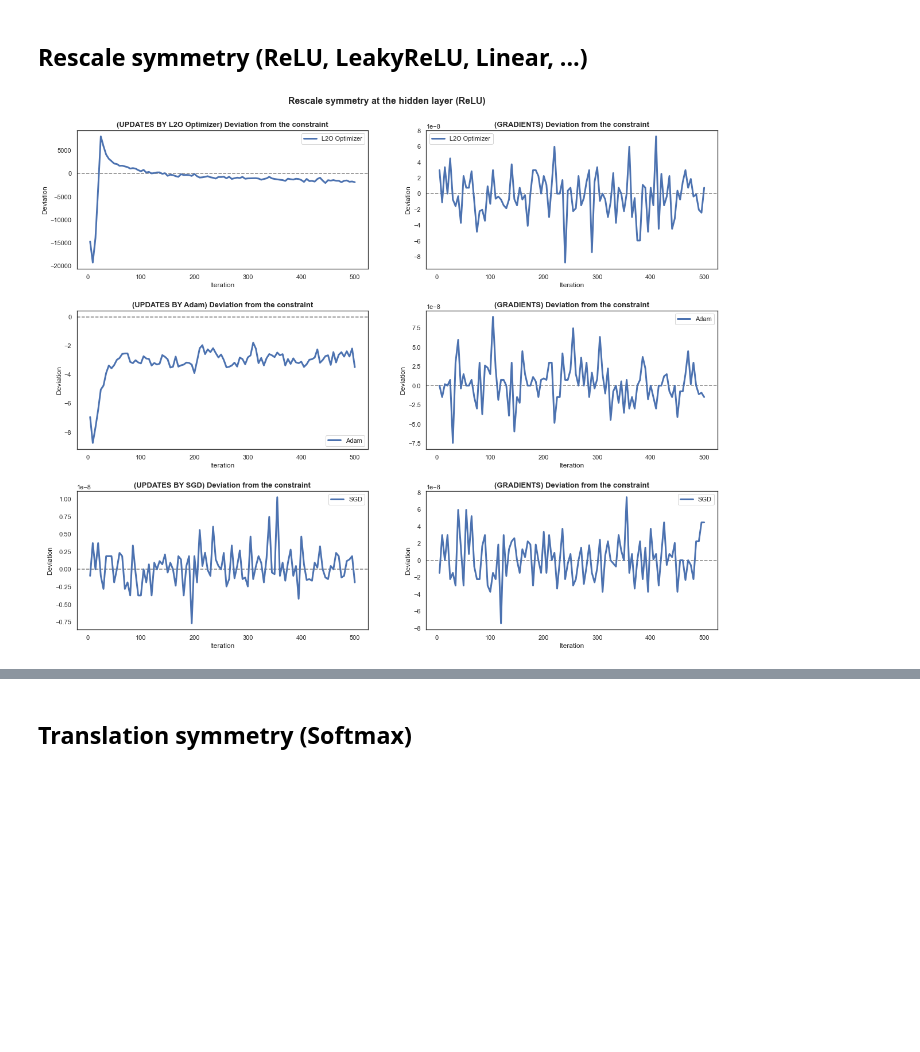
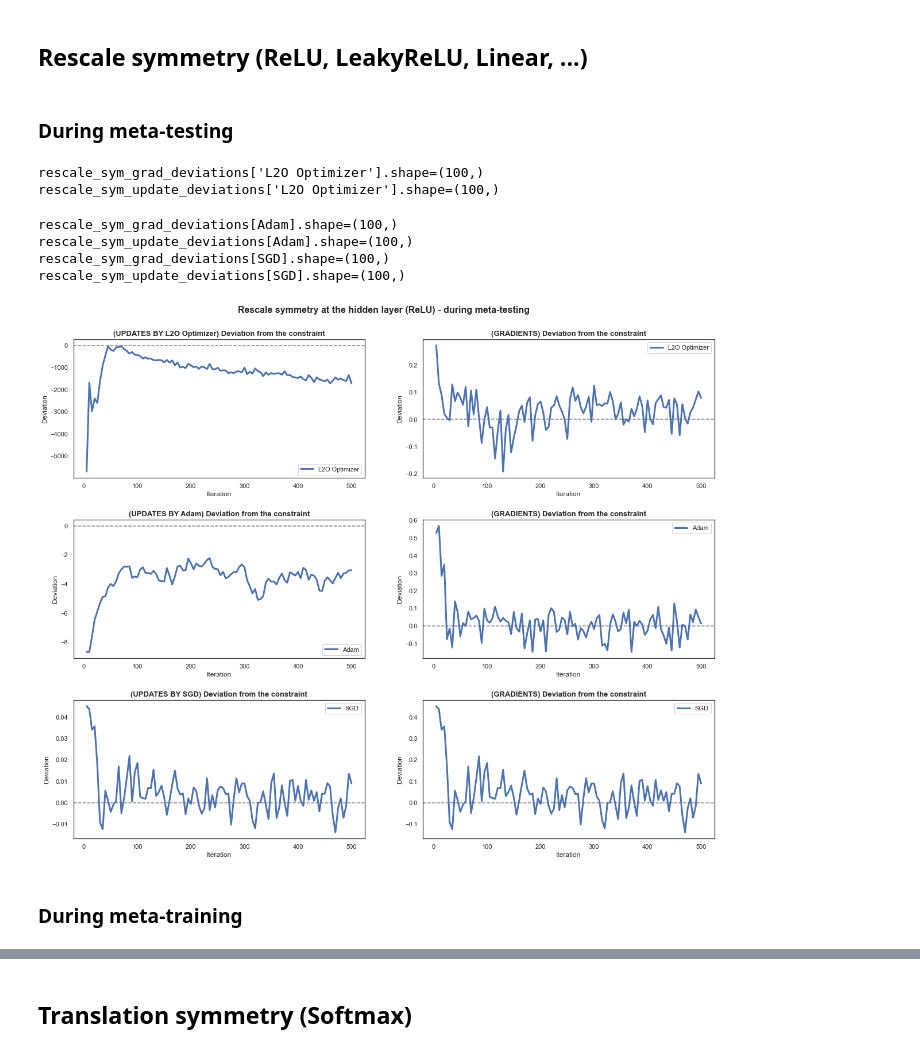
Before and after one commit to Johnny1188/learning-to-optimize, a Jupyter notebook: main.ipynb, the cells around one changed output, grey strips where cells are left out. Cells and saved outputs as stored; diff of their text form; code cells hidden in the pictures; blank space fills up the shorter version.

```diff
--- a/main.ipynb
+++ b/main.ipynb
@@ -30,10 +31,10 @@ sns.set(color_codes=True)
 sns.set_style("white")
 # %%
 TARGET_CLS = MNISTLoss
-OPTIMIZEE_CLS = MNISTRelu
-OPTIMIZEE_CONFIG = None
-# OPTIMIZEE_CLS = MNISTSimoidBatchNorm
-# OPTIMIZEE_CONFIG = {"affine": True, "track_running_stats": False}
+# OPTIMIZEE_CLS = MNISTRelu
+# OPTIMIZEE_CONFIG = None
+OPTIMIZEE_CLS = MNISTReluBatchNorm
+OPTIMIZEE_CONFIG = {"affine": True, "track_running_stats": False}
 OPTIMIZER_CLS = Optimizer
 OPTIMIZER_PREPROC = True
 N_ITERS = 500
@@ -44,9 +45,9 @@ CKPT_BASE_DIR = "./ckpt"
 CKPT_PREFIX = f"{TARGET_CLS.__name__}_{OPTIMIZEE_CLS.__name__}_{OPTIMIZER_CLS.__name__}_"
 
 # Only for L2O model training
-N_EPOCHS = 10
+N_EPOCHS = 75
 N_OPTIM_RUNS_PER_EPOCH = 20
-TRAINING_N_ITERS = 100
+TRAINING_N_ITERS = 200
 OPTIMIZER_LR = 0.01
 UNROLL = 20
 # %%
@@ -78,7 +77,7 @@ fit_opter_args = dict(
     preproc=OPTIMIZER_PREPROC,
     ckpt_iter_freq=CKPT_ITER_FREQ,
     ckpt_prefix=f"{TARGET_CLS.__name__}_{OPTIMIZEE_CLS.__name__}_{Optimizer.__name__}_",
-    ckpt_dir=os.path.join(CKPT_BASE_DIR, "l2o_optimizer_batch_norm.pt"),
+    ckpt_dir=os.path.join(CKPT_BASE_DIR, "l2o_optimizer"),
 )
 loss, opter_state_dict = fit_optimizer(**fit_opter_args)
 opter = w(OPTIMIZER_CLS(preproc=OPTIMIZER_PREPROC))
@@ -173,44 +170,46 @@ for (opter_name, baseline_opter_cls, extra_kwargs) in BASELINE_OPTERS:
         **extra_kwargs
     ))
 # %%
-# plot opter_losses with sns.lineplot and error bounds (from different tests - first dim of the array)
+### plot comparison
 fig = plt.figure(figsize=(14, 8))
 ax = fig.add_subplot(111)
+show_max_iters = 200
 
 # plot baseline optimizers
 for opter_name, opter_losses in baseline_fit_stats.items():
     sns.lineplot(
-        np.mean(opter_losses, axis=0),
+        np.mean(opter_losses[:,:show_max_iters], axis=0),
         label=opter_name,
         linestyle="--",
         ax=ax,
     )
     ax.fill_between(
-        x=range(opter_losses.shape[1]),
-        y1=np.min(opter_losses, axis=0),
-        y2=np.max(opter_losses, axis=0),
+        x=range(opter_losses[:,:show_max_iters].shape[1]),
+        y1=np.min(opter_losses[:,:show_max_iters], axis=0),
+        y2=np.max(opter_losses[:,:show_max_iters], axis=0),
         alpha=0.1,
     )
 
 # plot L2O optimizer
 sns.lineplot(
-    np.mean(losses, axis=0),
+    np.mean(losses[:,:show_max_iters], axis=0),
     label="L2O",
     color="orange",
     linewidth=2,
     ax=ax,
 )
 ax.fill_between(
-    x=range(losses.shape[1]),
-    y1=np.min(losses, axis=0),
-    y2=np.max(losses, axis=0),
+    x=range(losses[:,:show_max_iters].shape[1]),
+    y1=np.min(losses[:,:show_max_iters], axis=0),
+    y2=np.max(losses[:,:show_max_iters], axis=0),
     alpha=0.2,
+    color="orange",
 )
 
 ax.set_title("Losses", fontsize=13, fontweight="bold")
 ax.set_xlabel("Iteration")
 ax.set_ylabel("Loss")
-x_ticks = np.arange(0, N_ITERS + 1, 50)
+x_ticks = np.arange(0, show_max_iters + 1, 50)
 ax.set_xticks(x_ticks)
 plt.show()
 # %% [output]
@@ -273,5 +272,7 @@ plt.show()
 # %% [markdown]
 ## Rescale symmetry (ReLU, LeakyReLU, Linear, ...)
+# %% [markdown]
+### During meta-testing
 # %%
 rescale_sym_grad_deviations = dict()
 rescale_sym_update_deviations = dict()
@@ -281,6 +282,7 @@ rescale_sym_update_deviations = dict()
 rescale_sym_grad_deviations["L2O Optimizer"] = []
 rescale_sym_update_deviations["L2O Optimizer"] = []
 for iter_i in range(CKPT_ITER_FREQ, N_ITERS + 1, CKPT_ITER_FREQ):
+    # load checkpoint
     optee, opter, optee_grads, optee_updates, loss_history = load_l2o_opter_ckpt(
         path=os.path.join(L2O_OPTIMIZER_CKPT_DIR, f"{L2O_OPTIMIZER_CKPT_PREFIX}{iter_i}.pt"),
         optee_cls=OPTIMIZEE_CLS,
@@ -288,6 +290,8 @@ for iter_i in range(CKPT_ITER_FREQ, N_ITERS + 1, CKPT_ITER_FREQ):
         optee_config=OPTIMIZEE_CONFIG,
         opter_config={"preproc": OPTIMIZER_PREPROC}
     )
+
+    # calculate deviations
     rescale_sym_grad_deviations["L2O Optimizer"].append(get_rescale_sym_constraint_deviation(
         W1=optee.layers.mat_0.weight.cpu(),
         b=optee.layers.mat_0.bias.cpu(),
@@ -309,6 +313,9 @@ rescale_sym_grad_deviations["L2O Optimizer"] = np.array(rescale_sym_grad_deviati
 rescale_sym_update_deviations["L2O Optimizer"] = np.array(rescale_sym_update_deviations["L2O Optimizer"])
 print(f"{rescale_sym_grad_deviations['L2O Optimizer'].shape=}")
 print(f"{rescale_sym_update_deviations['L2O Optimizer'].shape=}")
+# %% [output]
+rescale_sym_grad_deviations['L2O Optimizer'].shape=(100,)
+rescale_sym_update_deviations['L2O Optimizer'].shape=(100,)
 # %%
 ### Baseline optimizers
 # collect left-hand sides of the equation from the neural mechanics paper which should be equal to 0
@@ -349,36 +356,43 @@ for (opter_name, baseline_opter_cls, extra_kwargs) in BASELINE_OPTERS_TO_COLLECT
     rescale_sym_update_deviations[opter_name] = np.array(rescale_sym_update_deviations[opter_name])
     print(f"rescale_sym_grad_deviations[{opter_name}].shape={rescale_sym_grad_deviations[opter_name].shape}")
     print(f"rescale_sym_update_deviations[{opter_name}].shape={rescale_sym_update_deviations[opter_name].shape}")
+# %% [output]
+rescale_sym_grad_deviations[Adam].shape=(100,)
+rescale_sym_update_deviations[Adam].shape=(100,)
+rescale_sym_grad_deviations[SGD].shape=(100,)
+rescale_sym_update_deviations[SGD].shape=(100,)
 # %%
 ### plot
 fig = plt.figure(figsize=(20, 16))
-fig.suptitle("Rescale symmetry at the hidden layer (ReLU)", fontsize=16, fontweight="bold", y=0.93)
+fig.suptitle("Rescale symmetry at the hidden layer (ReLU) - during meta-testing", fontsize=16, fontweight="bold", y=0.93)
 x_ticks = np.arange(CKPT_ITER_FREQ, N_ITERS + 1, CKPT_ITER_FREQ)
 
 assert rescale_sym_update_deviations.keys() == rescale_sym_grad_deviations.keys()
 
 for opter_i, opter_name in enumerate(rescale_sym_update_deviations.keys()):
     update_deviations = rescale_sym_update_deviations[opter_name]
     ax = fig.add_subplot(3, 2, 2*opter_i + 1)
     ax.axhline(y=0, color="gray", linestyle="--", linewidth=1.5)
     sns.lineplot(x=x_ticks, y=update_deviations, linewidth=3, label=opter_name, ax=ax)
     ax.set_title(f"(UPDATES BY {opter_name}) Deviation from the constraint", fontsize=13, fontweight="bold")
     ax.set_xlabel("Iteration")
     ax.set_ylabel("Deviation")
     ax.legend()
     # y_lims_first_ax = ax.get_ylim()
 
     grad_deviations = rescale_sym_grad_deviations[opter_name]
     ax = fig.add_subplot(3, 2, 2*opter_i + 2)
     ax.axhline(y=0, color="gray", linestyle="--", linewidth=1.5)
     sns.lineplot(x=x_ticks, y=grad_deviations, linewidth=3, label=opter_name, ax=ax)
     ax.set_title("(GRADIENTS) Deviation from the constraint", fontsize=13, fontweight="bold")
     ax.set_xlabel("Iteration")
     ax.set_ylabel("Deviation")
     ax.legend()
     # ax.set_ylim(y_lims_first_ax)
 
 plt.subplots_adjust(hspace=0.3)
 plt.show()
 # %% [output]
-[figure, old version]
+[figure, new version]
+# %% [markdown]
+### During meta-training
```
Also changed, not shown: parts of 21 cells of this notebook.
